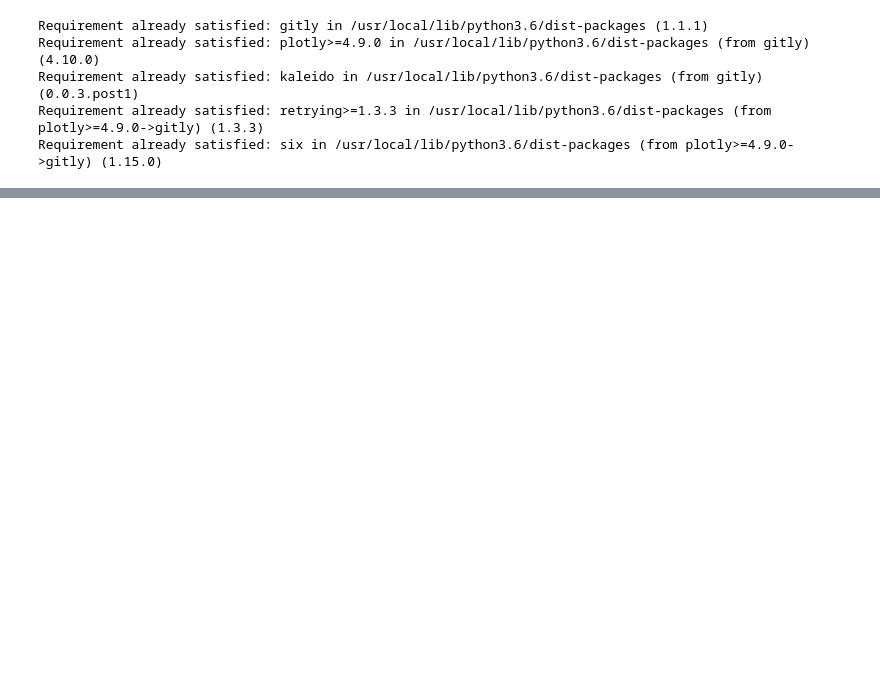
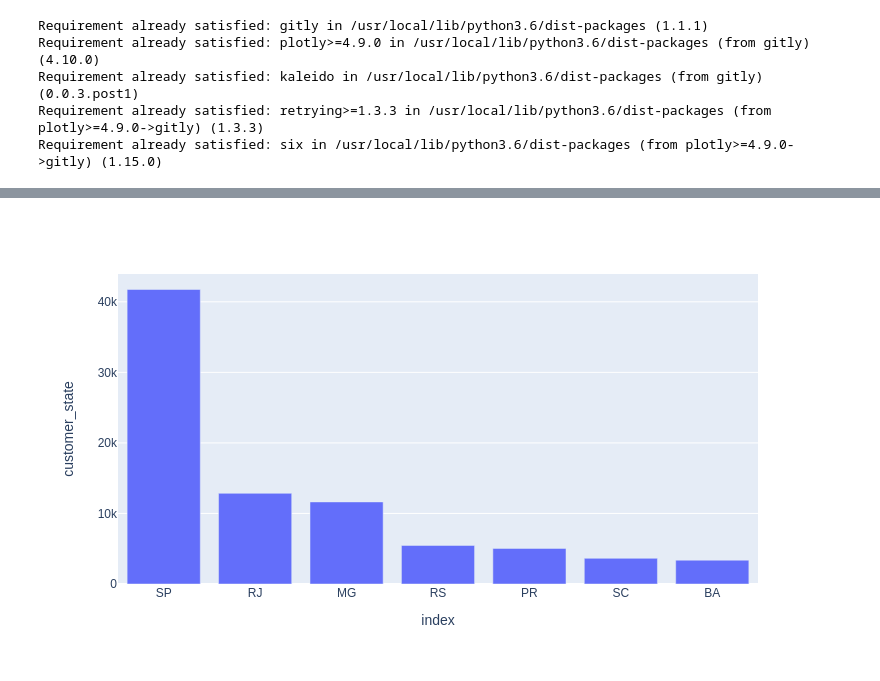
Before and after one commit to LiviaFanucchi/Introducao-ciencias-de-dados, a Jupyter notebook: Aula01_Tiago_Exploracao_Olist.ipynb, the cells around one changed output, grey strips where cells are left out. Cells and saved outputs as stored; diff of their text form; code cells hidden in the pictures; blank space fills up the shorter version.

```diff
--- a/Aula01_Tiago_Exploracao_Olist.ipynb
+++ b/Aula01_Tiago_Exploracao_Olist.ipynb
@@ -23,0 +130,8 @@ gitly.show(fig, width = 1200, height = 600)
+# %%
+import plotly.express as px
+data = df_clientes.customer_state.value_counts().head(7).reset_index()
+
+fig = px.bar(data, x='index', y='customer_state')
+gitly.show(fig)
+# %% [output]
+[figure, added]
```
Also changed, not shown: parts of 18 cells of this notebook.
